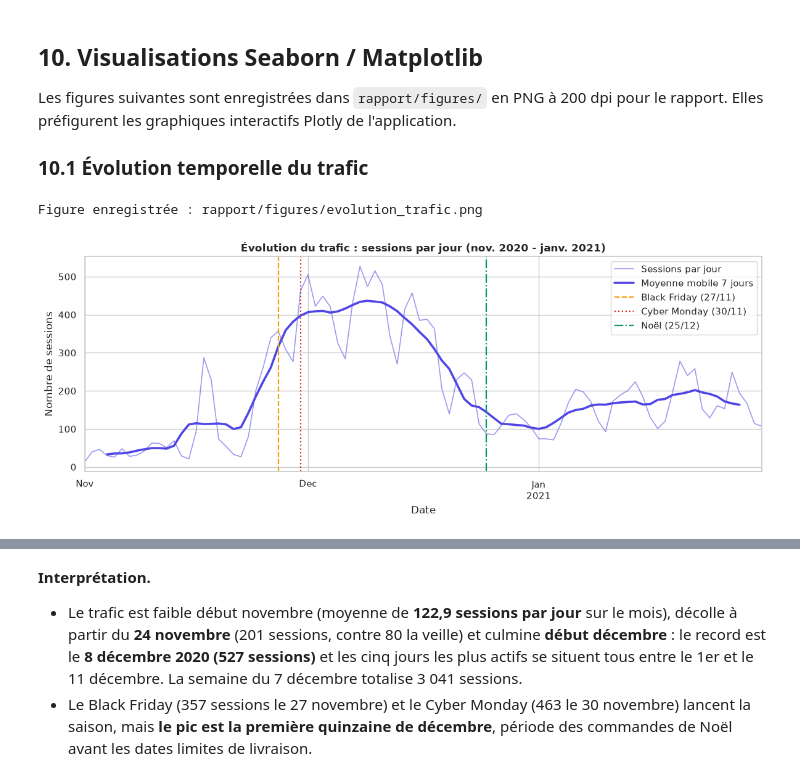
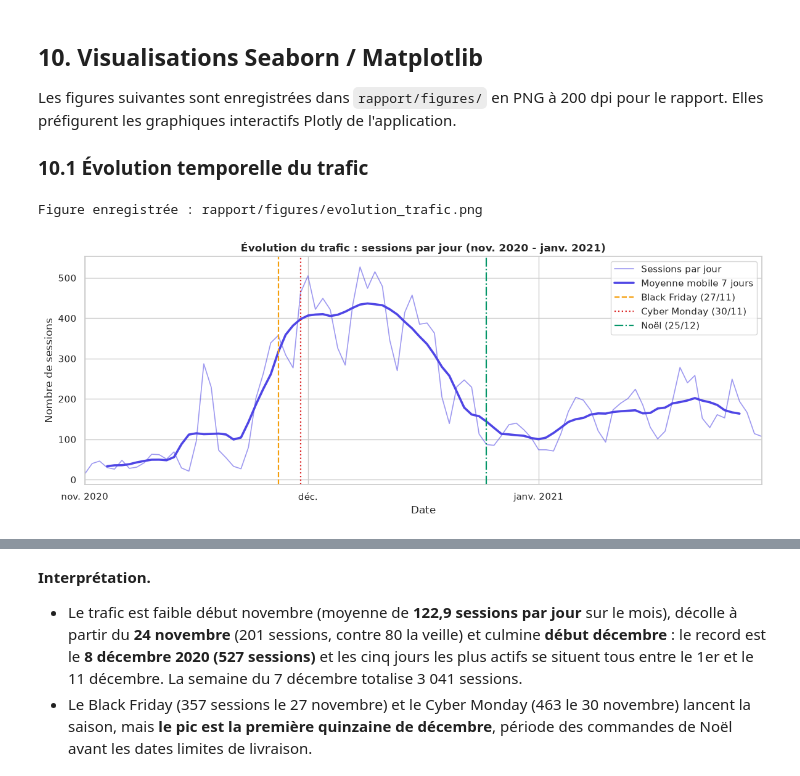
Before and after one commit to Abdazz/audience-lab, a Jupyter notebook: notebooks/01_preparation_donnees.ipynb, the cells around one changed output, grey strips where cells are left out. Cells and saved outputs as stored; diff of their text form; code cells hidden in the pictures.

Commit message:
feat(notebook): mois en français sur l'axe du trafic, particularité de collecte documentée

```diff
--- a/notebooks/01_preparation_donnees.ipynb
+++ b/notebooks/01_preparation_donnees.ipynb
@@ -29,6 +29,7 @@ Le notebook part des trois fichiers bruts, documente chaque décision de nettoya
 # %%
 from pathlib import Path
 
+import matplotlib.dates as mdates
 import matplotlib.pyplot as plt
 import numpy as np
 import pandas as pd
@@ -74,6 +75,19 @@ def pct_fr(proportion, decimales=1):
 FORMAT_MILLIERS = plt.FuncFormatter(lambda x, _: nombre_fr(x))
 FORMAT_KILO = plt.FuncFormatter(lambda x, _: f"{nombre_fr(x / 1000)} k")
 
+# Mois abrégés en français, écrits en dur : le rendu ne dépend pas de la locale du système.
+MOIS_FR = ["janv.", "févr.", "mars", "avr.", "mai", "juin", "juil.", "août", "sept.", "oct.", "nov.", "déc."]
+
+
+def format_mois_fr(x, position):
+    """Étiquette d'un axe de dates : « nov. 2020 », « déc. », « janv. 2021 » (année au 1er repère et en janvier)."""
+    jour = mdates.num2date(x)
+    mois = MOIS_FR[jour.month - 1]
+    return f"{mois} {jour.year}" if position == 0 or jour.month == 1 else mois
+
+
+FORMAT_MOIS = plt.FuncFormatter(format_mois_fr)
+
 
 def enregistrer(fig, nom):
     """Enregistre une figure du rapport en PNG haute résolution (dpi=200)."""
@@ -835,27 +849,37 @@ Les figures suivantes sont enregistrées dans `rapport/figures/` en PNG à 200 d
 # %%
 sessions_par_jour = sessions.set_index("start").resample("D").size()
 moyenne_mobile = sessions_par_jour.rolling(7, center=True).mean()
 
 fig, ax = plt.subplots(figsize=(12, 4.8))
-sessions_par_jour.plot(ax=ax, color="#4F46E5", alpha=0.55, linewidth=1.2, label="Sessions par jour")
-moyenne_mobile.plot(ax=ax, color="#4F46E5", linewidth=2.6, label="Moyenne mobile 7 jours")
+# ax.plot (et non Series.plot) : l'axe reste un axe de dates matplotlib, dont on choisit le format.
+ax.plot(sessions_par_jour.index, sessions_par_jour.to_numpy(), color="#4F46E5", alpha=0.55, linewidth=1.2,
+        label="Sessions par jour")
+ax.plot(moyenne_mobile.index, moyenne_mobile.to_numpy(), color="#4F46E5", linewidth=2.6,
+        label="Moyenne mobile 7 jours")
 # Repères calendaires tracés en lignes verticales et nommés dans la légende (aucun texte sur la courbe)
 REPERES = {"2020-11-27": ("Black Friday (27/11)", "#F59E0B", "--"),
            "2020-11-30": ("Cyber Monday (30/11)", "#DC2626", ":"),
            "2020-12-25": ("Noël (25/12)", "#059669", "-.")}
 for jour, (libelle, couleur, style) in REPERES.items():
     ax.axvline(pd.Timestamp(jour), color=couleur, linestyle=style, linewidth=1.6, label=libelle)
+# Un repère par mois, libellé en français (« nov. 2020 », « déc. », « janv. 2021 ») ; graduations
+# secondaires le lundi.
+ax.set_xlim(sessions_par_jour.index.min(), sessions_par_jour.index.max())
+ax.xaxis.set_major_locator(mdates.MonthLocator())
+ax.xaxis.set_major_formatter(FORMAT_MOIS)
+ax.xaxis.set_minor_locator(mdates.WeekdayLocator(byweekday=mdates.MO))
+ax.tick_params(axis="x", which="minor", length=3)
 plt.title("Évolution du trafic : sessions par jour (nov. 2020 - janv. 2021)")
 plt.xlabel("Date")
 plt.ylabel("Nombre de sessions")
 plt.grid(True)
 ax.legend(loc="upper right")
 fig.tight_layout()
 enregistrer(fig, "evolution_trafic.png")
 plt.show()
 # %% [output]
 Figure enregistrée : rapport/figures/evolution_trafic.png
-[figure, old version]
+[figure, new version]
 # %%
 pic = sessions_par_jour.idxmax()
 print(f"Jour record : {pic:%Y-%m-%d} ({sessions_par_jour.max()} sessions)")
```
Also changed, not shown: parts of 3 cells of this notebook, 1 other file.
